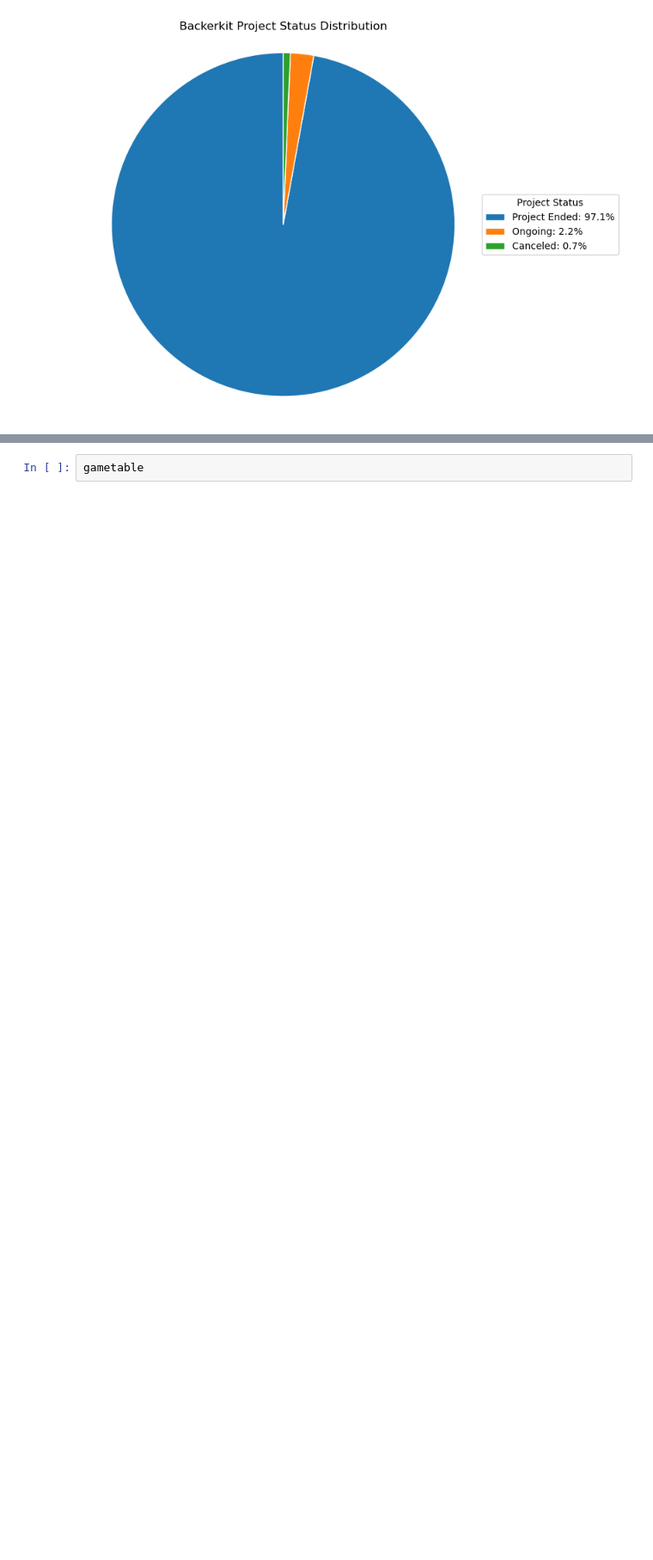
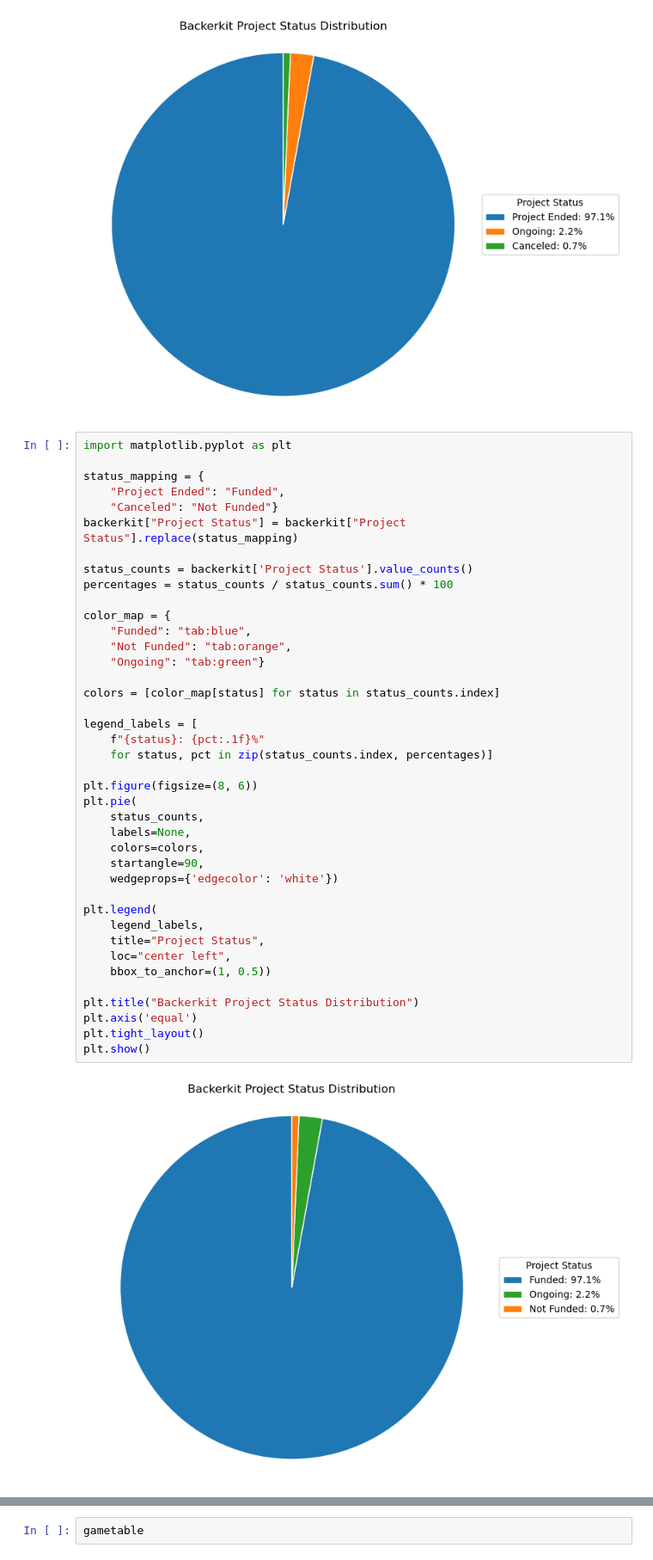
Before and after one commit to geradenhraba-cell/ttrpg-capstone, a Jupyter notebook: notebook/kickstarter.ipynb, the cells around one changed output, grey strips where cells are left out. Shown at 86% size. Cells and saved outputs as stored; diff of their text form; blank space fills up the shorter version.

```diff
--- a/notebook/kickstarter.ipynb
+++ b/notebook/kickstarter.ipynb
@@ -889,6 +948,48 @@ plt.tight_layout()
 plt.show()
 # %% [output]
 [figure]
+# %%
+import matplotlib.pyplot as plt
+
+status_mapping = {
+    "Project Ended": "Funded",
+    "Canceled": "Not Funded"}
+backerkit["Project Status"] = backerkit["Project Status"].replace(status_mapping)
+
+status_counts = backerkit['Project Status'].value_counts()
+percentages = status_counts / status_counts.sum() * 100
+
+color_map = {
+    "Funded": "tab:blue",
+    "Not Funded": "tab:orange",
+    "Ongoing": "tab:green"}
+
+colors = [color_map[status] for status in status_counts.index]
+
+legend_labels = [
+    f"{status}: {pct:.1f}%"
+    for status, pct in zip(status_counts.index, percentages)]
+
+plt.figure(figsize=(8, 6))
+plt.pie(
+    status_counts,
+    labels=None,
+    colors=colors,
+    startangle=90,
+    wedgeprops={'edgecolor': 'white'})
+
+plt.legend(
+    legend_labels,
+    title="Project Status",
+    loc="center left",
+    bbox_to_anchor=(1, 0.5))
+
+plt.title("Backerkit Project Status Distribution")
+plt.axis('equal')
+plt.tight_layout()
+plt.show()
+# %% [output]
+[figure, added]
 # %%
 import matplotlib.pyplot as plt
 
```
Also changed, not shown: parts of 2 cells of this notebook, 2 other files.
